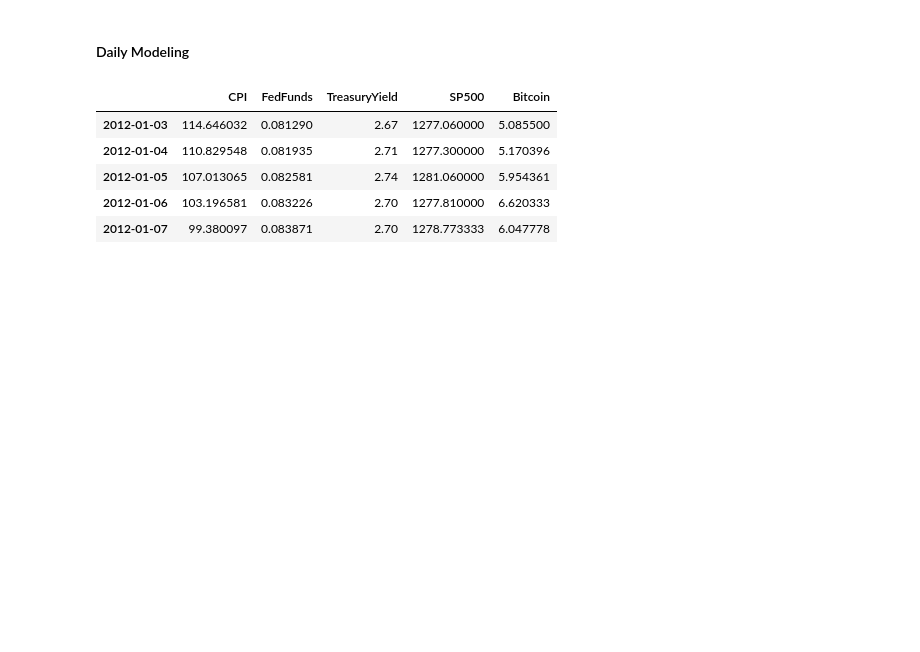
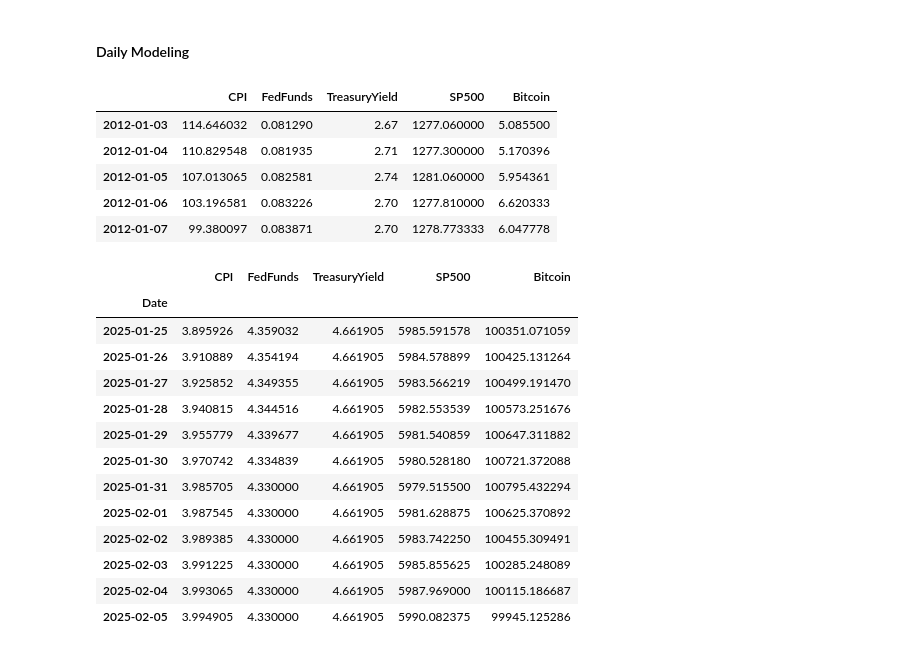
Before and after one commit to johnsonlarryl/prime-derivative, a Jupyter notebook: notebooks/EDA.ipynb, the cells around one changed output. Saved outputs shown, nothing was run; the diff lists cells and outputs as text; code cells hidden in the pictures; blank space fills up the shorter version.

```diff
--- a/notebooks/EDA.ipynb
+++ b/notebooks/EDA.ipynb
@@ -1586,6 +1597,38 @@ combined_daily.head()
 | 2012-01-05 | 107.013065 | 0.082581 | 2.74 | 1281.060000 | 5.954361 |
 | 2012-01-06 | 103.196581 | 0.083226 | 2.70 | 1277.810000 | 6.620333 |
 | 2012-01-07 | 99.380097 | 0.083871 | 2.70 | 1278.773333 | 6.047778 |
+# %%
+# Ensure datetime index and sort
+model_data.index = pd.to_datetime(model_data.index)
+model_data = model_data.sort_index()
+
+# Create a daily date range from the first to last date
+daily_index = pd.date_range(start=model_data.index.min(), end=model_data.index.max(), freq='D')
+
+# Reindex and interpolate
+model_data_daily = model_data.reindex(daily_index)
+model_data_daily = model_data_daily.interpolate(method='time')
+
+# Optional: Rename index
+model_data_daily.index.name = 'Date'
+
+# Sanity check
+model_data_daily.loc['2025-01-25':'2025-02-05']
+# %% [output]
+|  | CPI | FedFunds | TreasuryYield | SP500 | Bitcoin |
+| Date |  |  |  |  |  |
+| 2025-01-25 | 3.895926 | 4.359032 | 4.661905 | 5985.591578 | 100351.071059 |
+| 2025-01-26 | 3.910889 | 4.354194 | 4.661905 | 5984.578899 | 100425.131264 |
+| 2025-01-27 | 3.925852 | 4.349355 | 4.661905 | 5983.566219 | 100499.191470 |
+| 2025-01-28 | 3.940815 | 4.344516 | 4.661905 | 5982.553539 | 100573.251676 |
+| 2025-01-29 | 3.955779 | 4.339677 | 4.661905 | 5981.540859 | 100647.311882 |
+| 2025-01-30 | 3.970742 | 4.334839 | 4.661905 | 5980.528180 | 100721.372088 |
+| 2025-01-31 | 3.985705 | 4.330000 | 4.661905 | 5979.515500 | 100795.432294 |
+| 2025-02-01 | 3.987545 | 4.330000 | 4.661905 | 5981.628875 | 100625.370892 |
+| 2025-02-02 | 3.989385 | 4.330000 | 4.661905 | 5983.742250 | 100455.309491 |
+| 2025-02-03 | 3.991225 | 4.330000 | 4.661905 | 5985.855625 | 100285.248089 |
+| 2025-02-04 | 3.993065 | 4.330000 | 4.661905 | 5987.969000 | 100115.186687 |
+| 2025-02-05 | 3.994905 | 4.330000 | 4.661905 | 5990.082375 | 99945.125286 |
 # %%
 # Scale using training + validation data only
 combined_scaler = MinMaxScaler()
```
Also changed, not shown: parts of 12 cells of this notebook.
